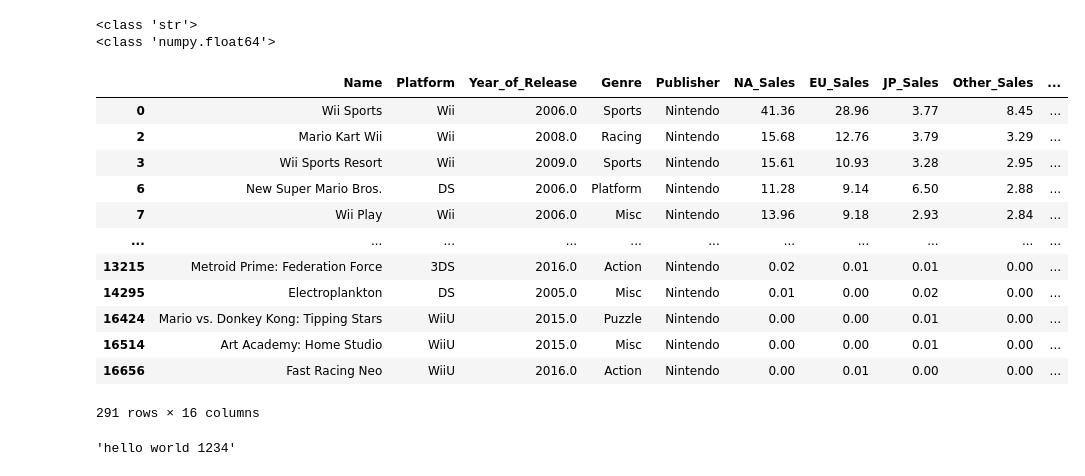
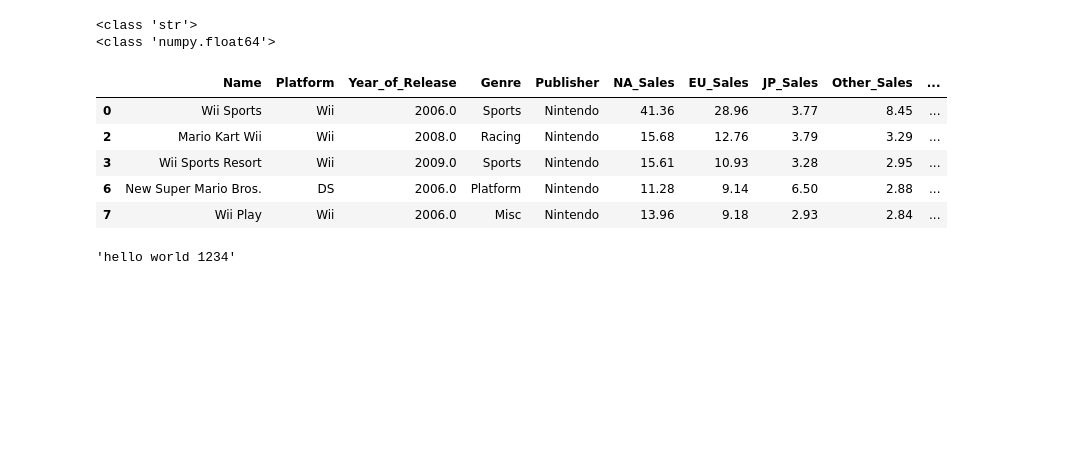
Before and after one commit to GhiathAjam/Analysis-of-Video-Games-Sales, a Jupyter notebook: Analysis/ExploratoryQuestions/Q1.ipynb, the cells around one changed output. Saved outputs shown, nothing was run; the diff lists cells and outputs as text; code cells hidden in the pictures; blank space fills up the shorter version.

```diff
--- a/Analysis/ExploratoryQuestions/Q1.ipynb
+++ b/Analysis/ExploratoryQuestions/Q1.ipynb
@@ -54,21 +51,14 @@ print(type(df['Year_of_Release'].iloc[0]))
 <class 'numpy.float64'>
 # %%
 nintendo = df_g.get_group('Nintendo')
-nintendo
+nintendo.head()
 # %% [output]
 |  | Name | Platform | Year_of_Release | Genre | Publisher | NA_Sales | EU_Sales | JP_Sales | Other_Sales | ... |
 | 0 | Wii Sports | Wii | 2006.0 | Sports | Nintendo | 41.36 | 28.96 | 3.77 | 8.45 | ... |
 | 2 | Mario Kart Wii | Wii | 2008.0 | Racing | Nintendo | 15.68 | 12.76 | 3.79 | 3.29 | ... |
 | 3 | Wii Sports Resort | Wii | 2009.0 | Sports | Nintendo | 15.61 | 10.93 | 3.28 | 2.95 | ... |
 | 6 | New Super Mario Bros. | DS | 2006.0 | Platform | Nintendo | 11.28 | 9.14 | 6.50 | 2.88 | ... |
 | 7 | Wii Play | Wii | 2006.0 | Misc | Nintendo | 13.96 | 9.18 | 2.93 | 2.84 | ... |
-| ... | ... | ... | ... | ... | ... | ... | ... | ... | ... | ... |
-| 13215 | Metroid Prime: Federation Force | 3DS | 2016.0 | Action | Nintendo | 0.02 | 0.01 | 0.01 | 0.00 | ... |
-| 14295 | Electroplankton | DS | 2005.0 | Misc | Nintendo | 0.01 | 0.00 | 0.02 | 0.00 | ... |
-| 16424 | Mario vs. Donkey Kong: Tipping Stars | WiiU | 2015.0 | Puzzle | Nintendo | 0.00 | 0.00 | 0.01 | 0.00 | ... |
-| 16514 | Art Academy: Home Studio | WiiU | 2015.0 | Misc | Nintendo | 0.00 | 0.00 | 0.01 | 0.00 | ... |
-| 16656 | Fast Racing Neo | WiiU | 2016.0 | Action | Nintendo | 0.00 | 0.01 | 0.00 | 0.00 | ... |
-291 rows × 16 columns
 # %%
 stemmer = SnowballStemmer('english')
 # %%
```
Also changed, not shown: parts of 5 cells of this notebook.
